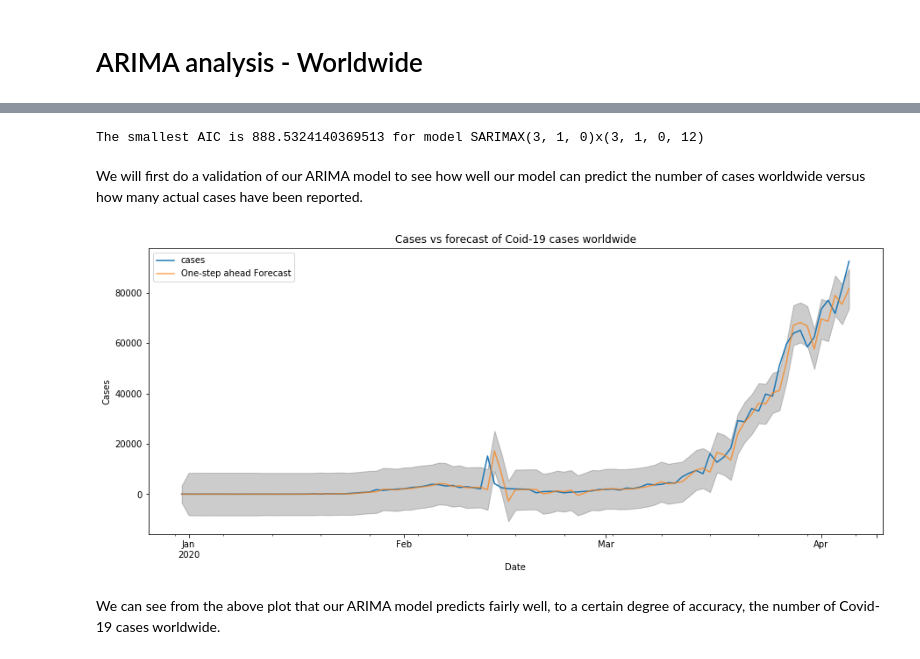
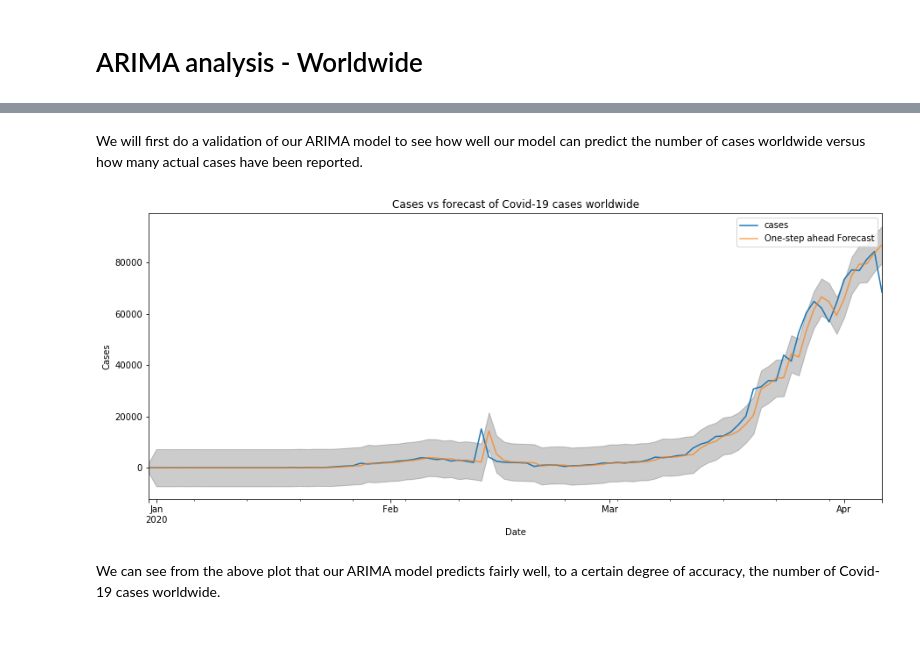
Before and after one commit to anisengupta/ARIMA-analysis-on-Covid-19, a Jupyter notebook: ARIMA timeseries analysis.ipynb, the cells around one changed output, grey strips where cells are left out. Cells and saved outputs as stored; diff of their text form; code cells hidden in the pictures.

```diff
--- a/ARIMA timeseries analysis.ipynb
+++ b/ARIMA timeseries analysis.ipynb
@@ -60,6 +51,8 @@ df_cases = df_cases.astype({'cases': 'float64'})
 # %%
 #We pivot the data to make it easier to plot
 df_cases_pivot = pd.DataFrame(df_cases.groupby('dateRep')['cases'].sum())
+# %%
+df_cases_pivot = df_cases_pivot[:'2020-04-06']
 # %%
 #We plot the pivoted case data to see how the number of cases of Covid-19 has progressed worldwide
 df_cases_pivot.plot.line(figsize=(15,6))
@@ -121,12 +112,9 @@ SARIMAX(3, 1, 1)x(3, 1, 1, 12) - AIC:892.29325025730134
-# %%
-print('The smallest AIC is {} for model SARIMAX{}x{}'.format(min(AIC), SARIMAX_model[AIC.index(min(AIC))][0],SARIMAX_model[AIC.index(min(AIC))][1]))
-# %% [output]
-The smallest AIC is 888.5324140369513 for model SARIMAX(3, 1, 0)x(3, 1, 0, 12)
 # %%
 # Let's fit this model
+warnings.filterwarnings("ignore") # specify to ignore warning messages
 mod = sm.tsa.statespace.SARIMAX(df_cases_pivot,
-                                order=SARIMAX_model[AIC.index(min(AIC))][0],
-                                seasonal_order=SARIMAX_model[AIC.index(min(AIC))][1],
+                                order=(1, 0, 1),
+                                seasonal_order=(1, 0, 1, 365),
                                 enforce_stationarity=False,
                                 enforce_invertibility=False)
 
@@ -139,18 +127,18 @@ pred_ci = pred.conf_int()
 # %%
 ax = df_cases_pivot.plot(label='observed', figsize=(15,6))
 pred.predicted_mean.plot(ax=ax, label='One-step ahead Forecast', alpha=.7)
 
 ax.fill_between(pred_ci.index,
                 pred_ci.iloc[:, 0],
                 pred_ci.iloc[:, 1], color='k', alpha=.2)
 
 ax.set_xlabel('Date')
-ax.set_title('Cases vs forecast of Coid-19 cases worldwide')
+ax.set_title('Cases vs forecast of Covid-19 cases worldwide')
 ax.set_ylabel('Cases')
 plt.legend()
 
 plt.show()
 # %% [output]
-[figure, old version]
+[figure, new version]
 # %% [markdown]
 We can see from the above plot that our ARIMA model predicts fairly well, to a certain degree of accuracy, the number of Covid-19 cases worldwide.
```
Also changed, not shown: parts of 14 cells of this notebook.
